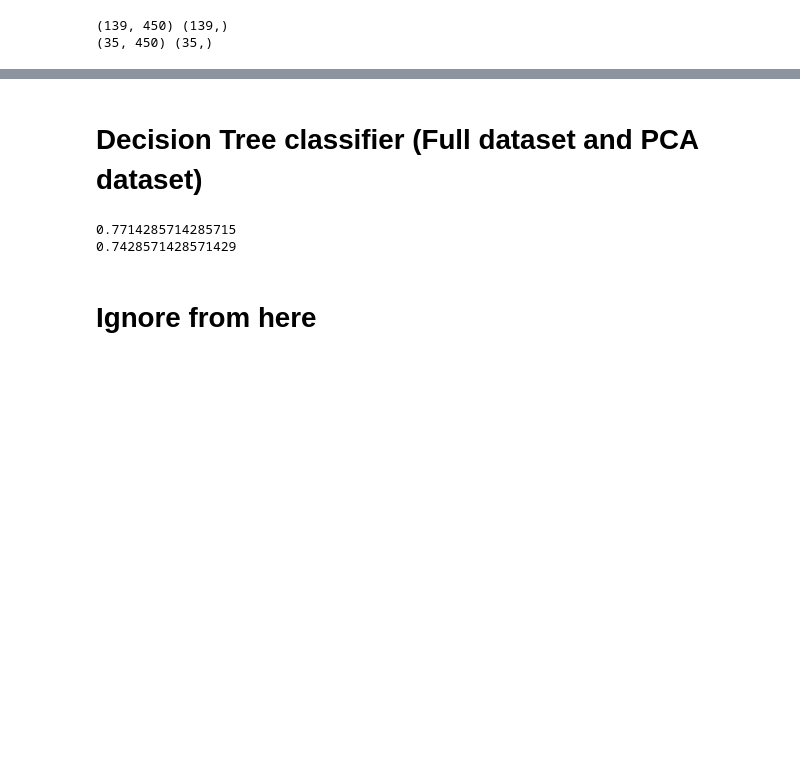
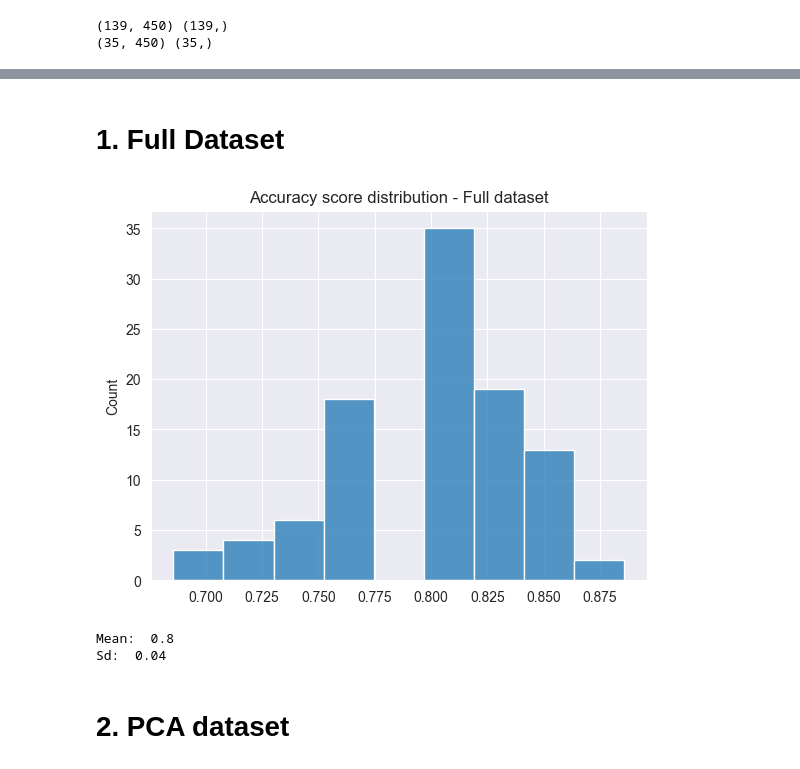
Before and after one commit to PieroAlonsoV/study_4830, a Jupyter notebook: code.ipynb, the cells around one changed output, grey strips where cells are left out. Drawn from its saved outputs; the diff is of its cells as text; code cells hidden in the pictures; blank space fills up the shorter version.

```diff
--- a/code.ipynb
+++ b/code.ipynb
@@ -106,2 +98,0 @@ print(X_test2.shape, y_test2.shape)
-# %% [markdown]
-# Decision Tree classifier (Full dataset and PCA dataset)
@@ -110,0 +99,2 @@ from sklearn.metrics import accuracy_score
+# %% [markdown]
+# 1. Full Dataset
@@ -111 +104,22 @@ from sklearn.metrics import accuracy_score
+# %%
+accuracy_full = []
+for f in range(100):
+    clf = DecisionTreeClassifier()
+    clf.fit(X_train, y_train)
+    y_pred = clf.predict(X_test)
+    accuracy_full.append(accuracy_score(y_test, y_pred))
+# %%
+sns.histplot(accuracy_full)
+plt.title('Accuracy score distribution - Full dataset')
+plt.show()
+# %% [output]
+[figure, added]
+# %%
+print('Mean: ', round(np.mean(accuracy_full),2))
+print('Sd: ', round(np.std(accuracy_full),2))
+# %% [output]
+Mean:  0.8
+Sd:  0.04
+# %% [markdown]
+# 2. PCA dataset
 # %%
@@ -120,8 +131,0 @@ y_pred2 = clf2.predict(X_test2)
-# %%
-print(accuracy_score(y_test, y_pred))
-print(accuracy_score(y_test, y_pred2))
-# %% [output]
-0.7714285714285715
-0.7428571428571429
-# %% [markdown]
-# Ignore from here
```
Also changed, not shown: parts of 25 cells of this notebook, 1 other file.
